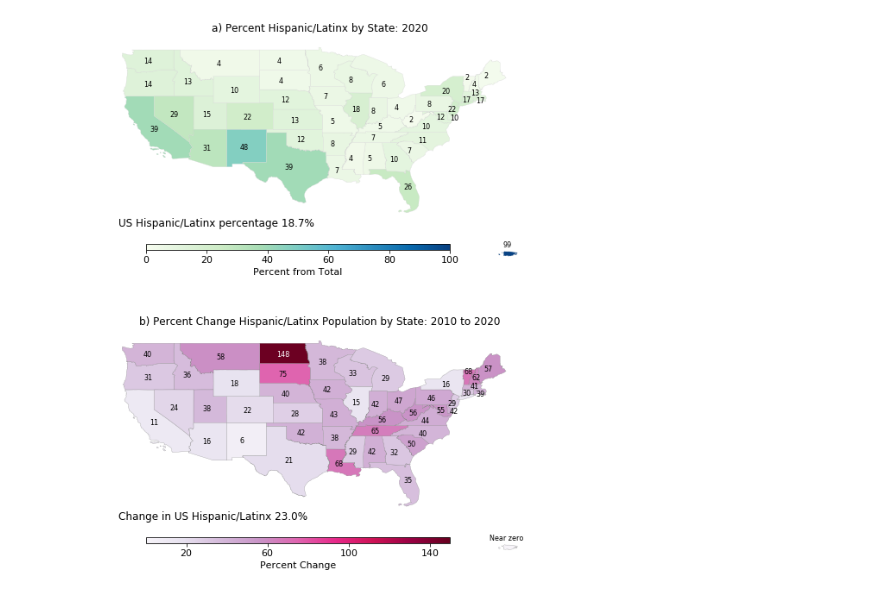
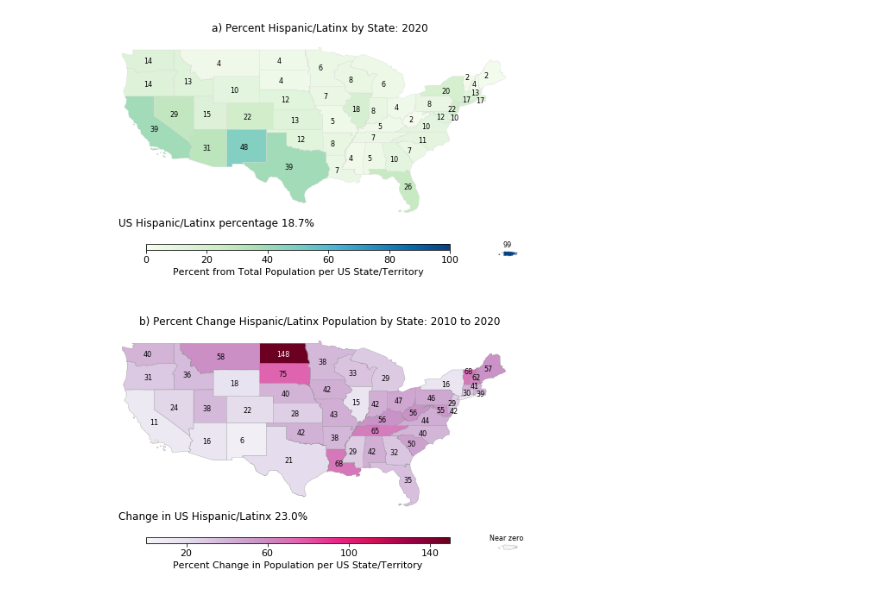
Before and after one commit to mariajmolina/state-of-latinx, a Jupyter notebook: notebooks/BAMS_figure2.ipynb, the cells around one changed output. Saved outputs shown, nothing was run; the diff lists cells and outputs as text; code cells hidden in the pictures.

```diff
--- a/notebooks/BAMS_figure2.ipynb
+++ b/notebooks/BAMS_figure2.ipynb
@@ -6,8 +6,8 @@ import matplotlib.pyplot as plt
 import geopandas
 from cartopy import crs as ccrs
 # %%
-df = geopandas.read_file('/glade/scratch/molina/tl_2020_us_state.shp')
-latinx_data = pd.read_excel('/glade/scratch/molina/census2020_latinx.xlsx',engine='openpyxl')
+df = geopandas.read_file('../data/tl_2020_us_state.shp')
+latinx_data = pd.read_excel('../data/census2020_latinx.xlsx',engine='openpyxl')
 
 df = df[np.isin(df['NAME'].values,latinx_data['STATE'].values)]
 latinx_data = latinx_data[np.isin(latinx_data['STATE'].values,df['NAME'].values)]
@@ -103,7 +103,7 @@ cax = fig.add_axes([0.1, 0.575, 0.7, 0.01])
 cmap = mpl.cm.GnBu
 norm = mpl.colors.Normalize(vmin=0,vmax=100)
 cb1 = mpl.colorbar.ColorbarBase(ax=cax, cmap=cmap, norm=norm, orientation='horizontal')
-cb1.set_label('Percent from Total', fontsize=11)
+cb1.set_label('Percent from Total Population per US State/Territory', fontsize=11)
 cb1.set_ticks([0,20,40,60,80,100])
 cb1.ax.tick_params(labelsize=11)
 
@@ -174,32 +174,32 @@ for x_val, y_val, h_val, st_val in zip(df_lc.centroid.x.values,df_lc.centroid.y.
     elif st_val == 'Michigan':
         ax2.annotate(h_val, xy=(x_val + 0.0, y_val - 1.5), xycoords='data', #fontweight='bold',
                      fontsize=8)
 
     elif st_val == 'District of Columbia':
         continue
 
     else:
         ax2.annotate(h_val, xy=(x_val - 1.0, y_val - 0.5), xycoords='data', #fontweight='bold',
                      fontsize=8)
 
 #-----
 
 cax = fig.add_axes([0.1, 0.05, 0.7, 0.01])
 
 cmap = mpl.cm.PuRd
 norm = mpl.colors.Normalize(vmin=0,vmax=150)
 
 cb1 = mpl.colorbar.ColorbarBase(ax=cax, cmap=cmap, norm=norm, orientation='horizontal')
 
-cb1.set_label('Percent Change', fontsize=11)
+cb1.set_label('Percent Change in Population per US State/Territory', fontsize=11)
 cb1.set_ticks([20,60,100,140])
 cb1.ax.tick_params(labelsize=11)
 
 #-----------------------%
 
 plt.savefig(f"../figures/fig7.png", bbox_inches='tight', dpi=500)
 plt.show()
 
 #-----------------------%
 # %% [output]
-[figure, old version]
+[figure, new version]
```
Also changed, not shown: parts of 1 cell of this notebook, 39 other files.
